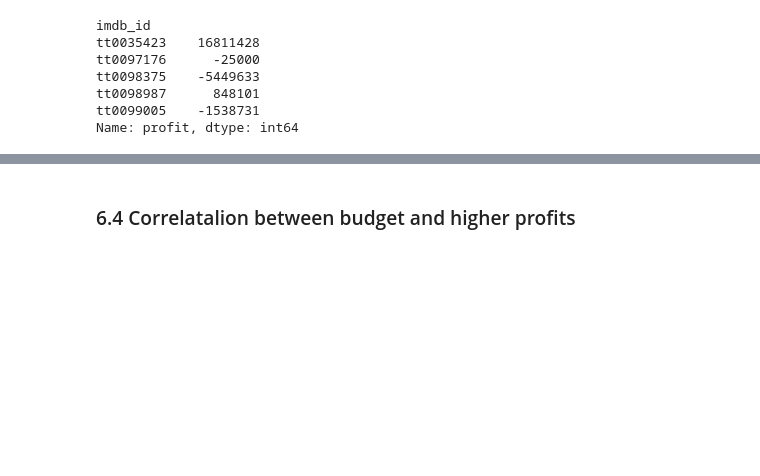
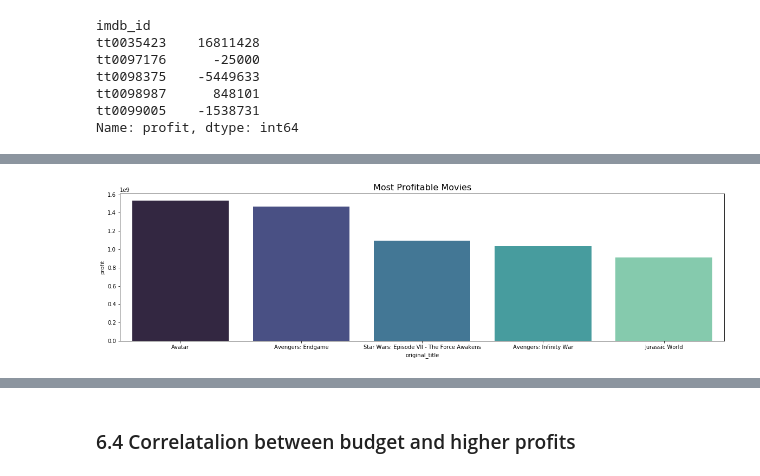
Before and after one commit to Ismaeltrevi/project-cinema, a Jupyter notebook: student.ipynb, the cells around one changed output, grey strips where cells are left out. Drawn from its saved outputs; the diff is of its cells as text; code cells hidden in the pictures; blank space fills up the shorter version.

```diff
--- a/student.ipynb
+++ b/student.ipynb
@@ -707,3 +736,10 @@ df.nlargest(5, 'profit')
+# %%
+top_profits = df.nlargest(5,'profit')
+plt.figure(figsize=(20, 5))
+top_profits = sns.barplot(x='original_title', y='profit', data=top_profits,palette="mako")
+top_profits.set_title('Most Profitable Movies', fontdict={'fontsize':16});
+# %% [output]
+[figure, added]
 # %%
 # Creates a dictionary with the top 5 movies with the highest budget
 df_top_profit = df.filter(['original_title','profit'], axis=1)
```
Also changed, not shown: parts of 52 cells of this notebook, 1 other file.
